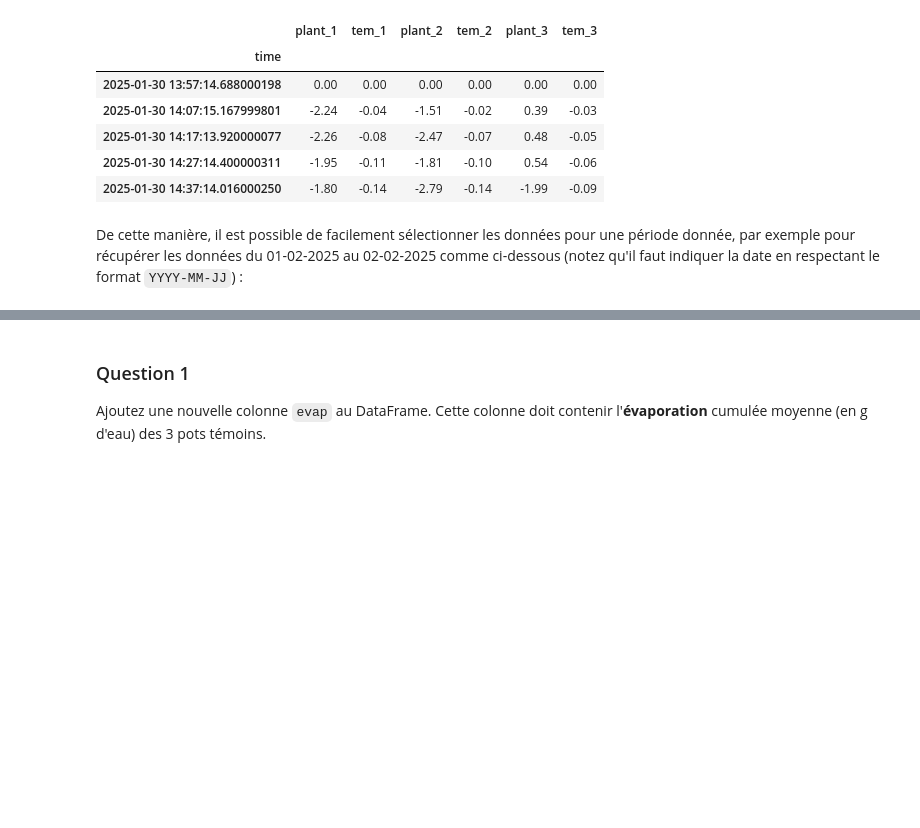
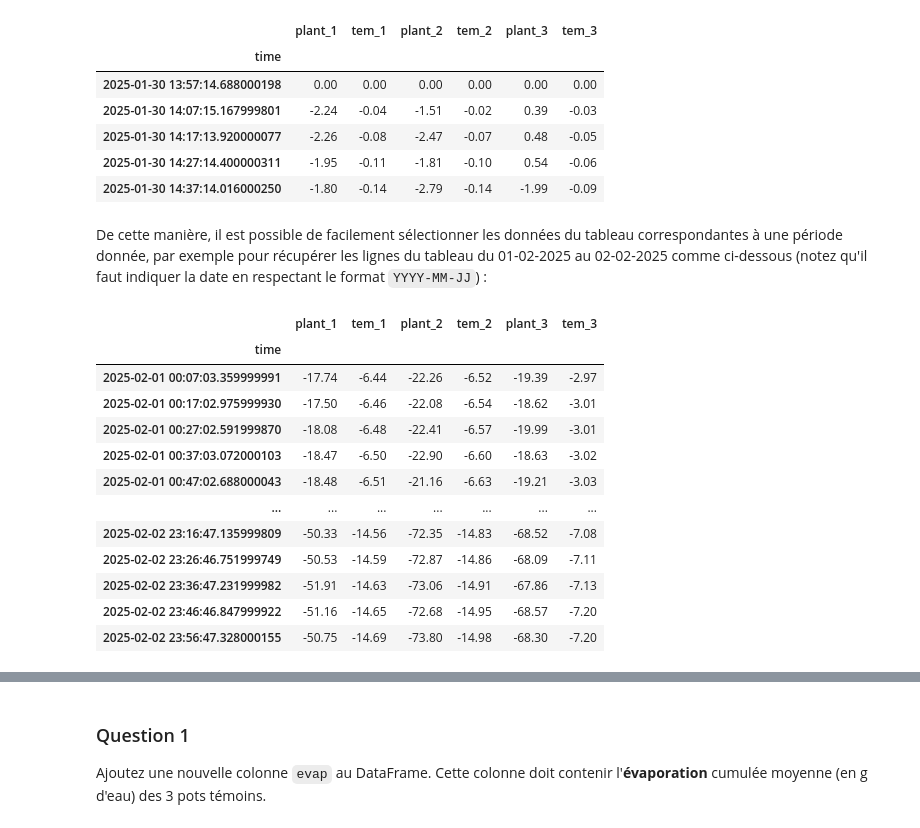
Before and after one commit to anpar/lbir1251-data-analysis, a Jupyter notebook: TP2/TP2_correction.ipynb, the cells around one changed output, grey strips where cells are left out. Drawn from its saved outputs; the diff is of its cells as text; code cells hidden in the pictures; blank space fills up the shorter version.

````diff
--- a/TP2/TP2_correction.ipynb
+++ b/TP2/TP2_correction.ipynb
@@ -87,7 +87,20 @@ df.head()
 | 2025-01-30 14:27:14.400000311 | -1.95 | -0.11 | -1.81 | -0.10 | 0.54 | -0.06 |
 | 2025-01-30 14:37:14.016000250 | -1.80 | -0.14 | -2.79 | -0.14 | -1.99 | -0.09 |
 # %% [markdown]
-De cette manière, il est possible de facilement sélectionner les données pour une période donnée, par exemple pour récupérer les données du 01-02-2025 au 02-02-2025 comme ci-dessous (notez qu'il faut indiquer la date en respectant le format ```YYYY-MM-JJ```) :
+De cette manière, il est possible de facilement sélectionner les données du tableau correspondantes à une période donnée, par exemple pour récupérer les lignes du tableau du 01-02-2025 au 02-02-2025 comme ci-dessous (notez qu'il faut indiquer la date en respectant le format ```YYYY-MM-JJ```) :
 # %%
-df['plant_1']["2025-02-01":"2025-02-02"]
+df['2025-02-01':'2025-02-02']
 # %% [output]
+|  | plant_1 | tem_1 | plant_2 | tem_2 | plant_3 | tem_3 |
+| time |  |  |  |  |  |  |
+| 2025-02-01 00:07:03.359999991 | -17.74 | -6.44 | -22.26 | -6.52 | -19.39 | -2.97 |
+| 2025-02-01 00:17:02.975999930 | -17.50 | -6.46 | -22.08 | -6.54 | -18.62 | -3.01 |
+| 2025-02-01 00:27:02.591999870 | -18.08 | -6.48 | -22.41 | -6.57 | -19.99 | -3.01 |
+| 2025-02-01 00:37:03.072000103 | -18.47 | -6.50 | -22.90 | -6.60 | -18.63 | -3.02 |
+| 2025-02-01 00:47:02.688000043 | -18.48 | -6.51 | -21.16 | -6.63 | -19.21 | -3.03 |
+| ... | ... | ... | ... | ... | ... | ... |
+| 2025-02-02 23:16:47.135999809 | -50.33 | -14.56 | -72.35 | -14.83 | -68.52 | -7.08 |
+| 2025-02-02 23:26:46.751999749 | -50.53 | -14.59 | -72.87 | -14.86 | -68.09 | -7.11 |
+| 2025-02-02 23:36:47.231999982 | -51.91 | -14.63 | -73.06 | -14.91 | -67.86 | -7.13 |
+| 2025-02-02 23:46:46.847999922 | -51.16 | -14.65 | -72.68 | -14.95 | -68.57 | -7.20 |
+| 2025-02-02 23:56:47.328000155 | -50.75 | -14.69 | -73.80 | -14.98 | -68.30 | -7.20 |
````
Also changed, not shown: parts of 26 cells of this notebook.
